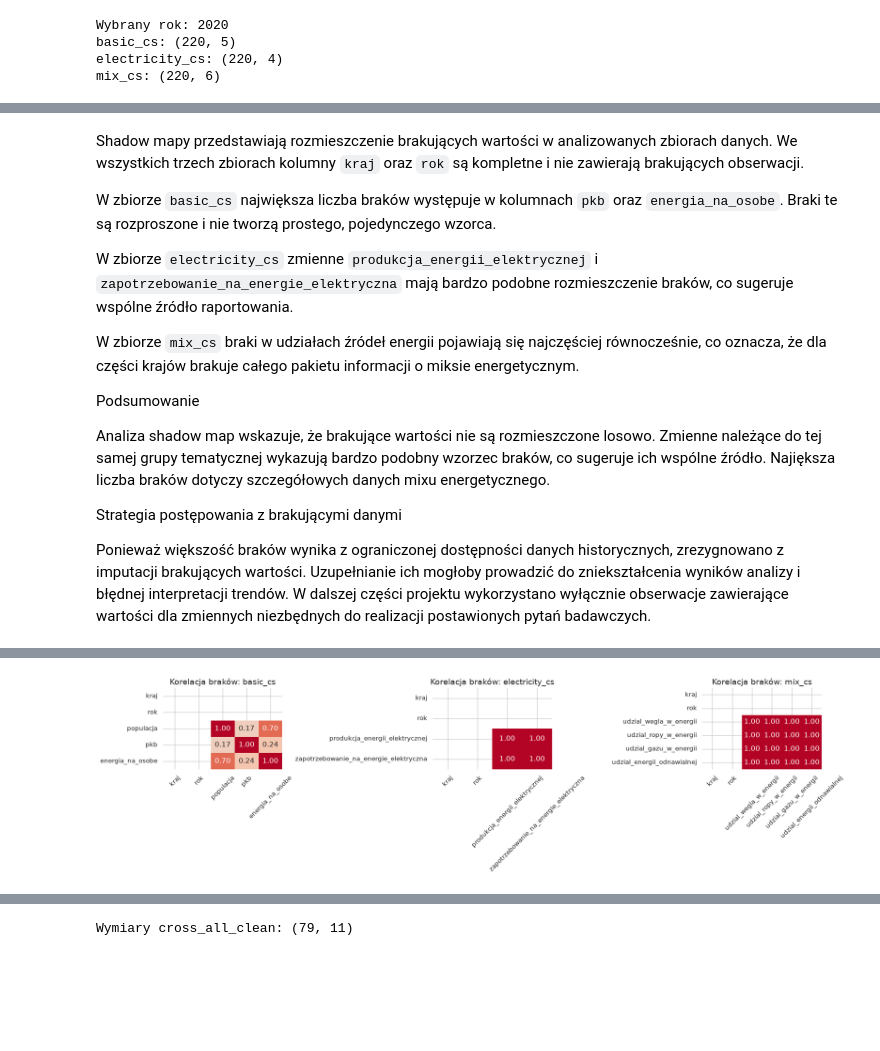
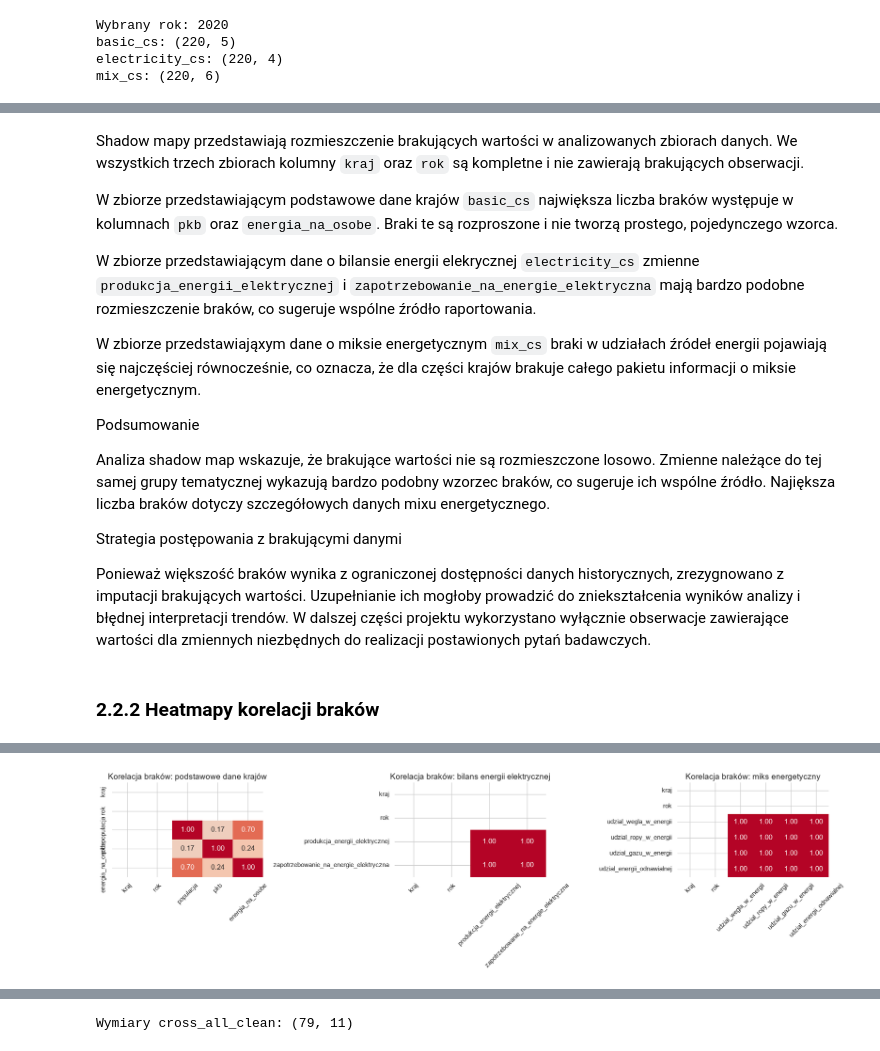
Before and after one commit to MichalG315/AWDP_Project, a Jupyter notebook: notebooks/main.ipynb, the cells around one changed output, grey strips where cells are left out. Drawn from its saved outputs; the diff is of its cells as text; code cells hidden in the pictures; blank space fills up the shorter version.

```diff
--- a/notebooks/main.ipynb
+++ b/notebooks/main.ipynb
@@ -146,11 +153,11 @@ plt.show()
 # %% [markdown]
 Shadow mapy przedstawiają rozmieszczenie brakujących wartości w analizowanych zbiorach danych. We wszystkich trzech zbiorach kolumny `kraj` oraz `rok` są kompletne i nie zawierają brakujących obserwacji.
 
-W zbiorze `basic_cs` największa liczba braków występuje w kolumnach `pkb` oraz `energia_na_osobe`. Braki te są rozproszone i nie tworzą prostego, pojedynczego wzorca.
+W zbiorze przedstawiającym podstawowe dane krajów `basic_cs` największa liczba braków występuje w kolumnach `pkb` oraz `energia_na_osobe`. Braki te są rozproszone i nie tworzą prostego, pojedynczego wzorca.
 
-W zbiorze `electricity_cs` zmienne `produkcja_energii_elektrycznej` i `zapotrzebowanie_na_energie_elektryczna` mają bardzo podobne rozmieszczenie braków, co sugeruje wspólne źródło raportowania.
+W zbiorze przedstawiającym dane o bilansie energii elekrycznej `electricity_cs` zmienne `produkcja_energii_elektrycznej` i `zapotrzebowanie_na_energie_elektryczna` mają bardzo podobne rozmieszczenie braków, co sugeruje wspólne źródło raportowania.
 
-W zbiorze `mix_cs` braki w udziałach źródeł energii pojawiają się najczęściej równocześnie, co oznacza, że dla części krajów brakuje całego pakietu informacji o miksie energetycznym.
+W zbiorze przedstawiająxym dane o miksie energetycznym `mix_cs` braki w udziałach źródeł energii pojawiają się najczęściej równocześnie, co oznacza, że dla części krajów brakuje całego pakietu informacji o miksie energetycznym.
 
 Podsumowanie
 
@@ -159,6 +166,8 @@ Analiza shadow map wskazuje, że brakujące wartości nie są rozmieszczone loso
 Strategia postępowania z brakującymi danymi
 
 Ponieważ większość braków wynika z ograniczonej dostępności danych historycznych, zrezygnowano z imputacji brakujących wartości. Uzupełnianie ich mogłoby prowadzić do zniekształcenia wyników analizy i błędnej interpretacji trendów. W dalszej części projektu wykorzystano wyłącznie obserwacje zawierające wartości dla zmiennych niezbędnych do realizacji postawionych pytań badawczych.
+# %% [markdown]
+### 2.2.2 Heatmapy korelacji braków
 # %%
 cross_all = (
     basic_cs
@@ -179,32 +188,32 @@ Wymiary cross_all: (220, 11)
 # %%
 # Heatmapy korelacji braków danych dla zbiorów przekrojowych
 datasets = {
-    "basic_cs": basic_cs,
-    "electricity_cs": electricity_cs,
-    "mix_cs": mix_cs,
+    "podstawowe dane krajów": basic_cs,
+    "bilans energii elektrycznej": electricity_cs,
+    "miks energetyczny": mix_cs,
 }
 
 fig, axes = plt.subplots(1, 3, figsize=(18, 5))
 
 for ax, (name, df_tmp) in zip(axes, datasets.items()):
     miss_corr = df_tmp.isna().corr()
     sns.heatmap(
         miss_corr,
         ax=ax,
         cmap="coolwarm",
         vmin=-1,
         vmax=1,
         annot=True,
         fmt=".2f",
         cbar=False
     )
     ax.set_title(f"Korelacja braków: {name}")
     ax.tick_params(axis="x", rotation=45)
 
 plt.tight_layout()
 plt.show()
 # %% [output]
-[figure, old version]
+[figure, new version]
 # %% [markdown]
 Heatmapy przedstawiają stopień współwystępowania brakujących wartości pomiędzy analizowanymi zmiennymi. Wartości na mapach odpowiadają korelacji braków danych – im bliższa wartość 1, tym częściej braki występują jednocześnie w porównywanych zmiennych.
 
```
Also changed, not shown: parts of 20 cells of this notebook, 1 other file.
